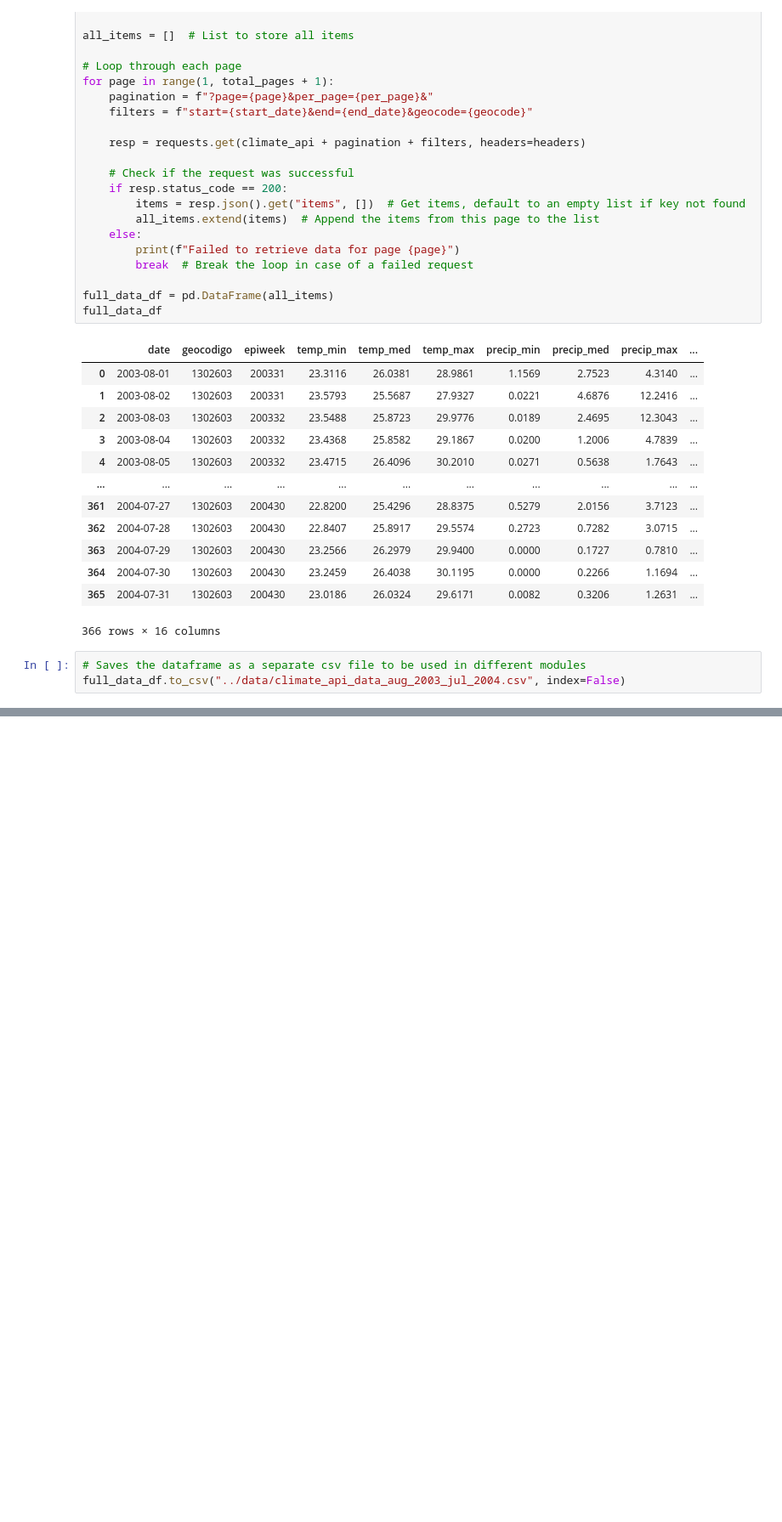
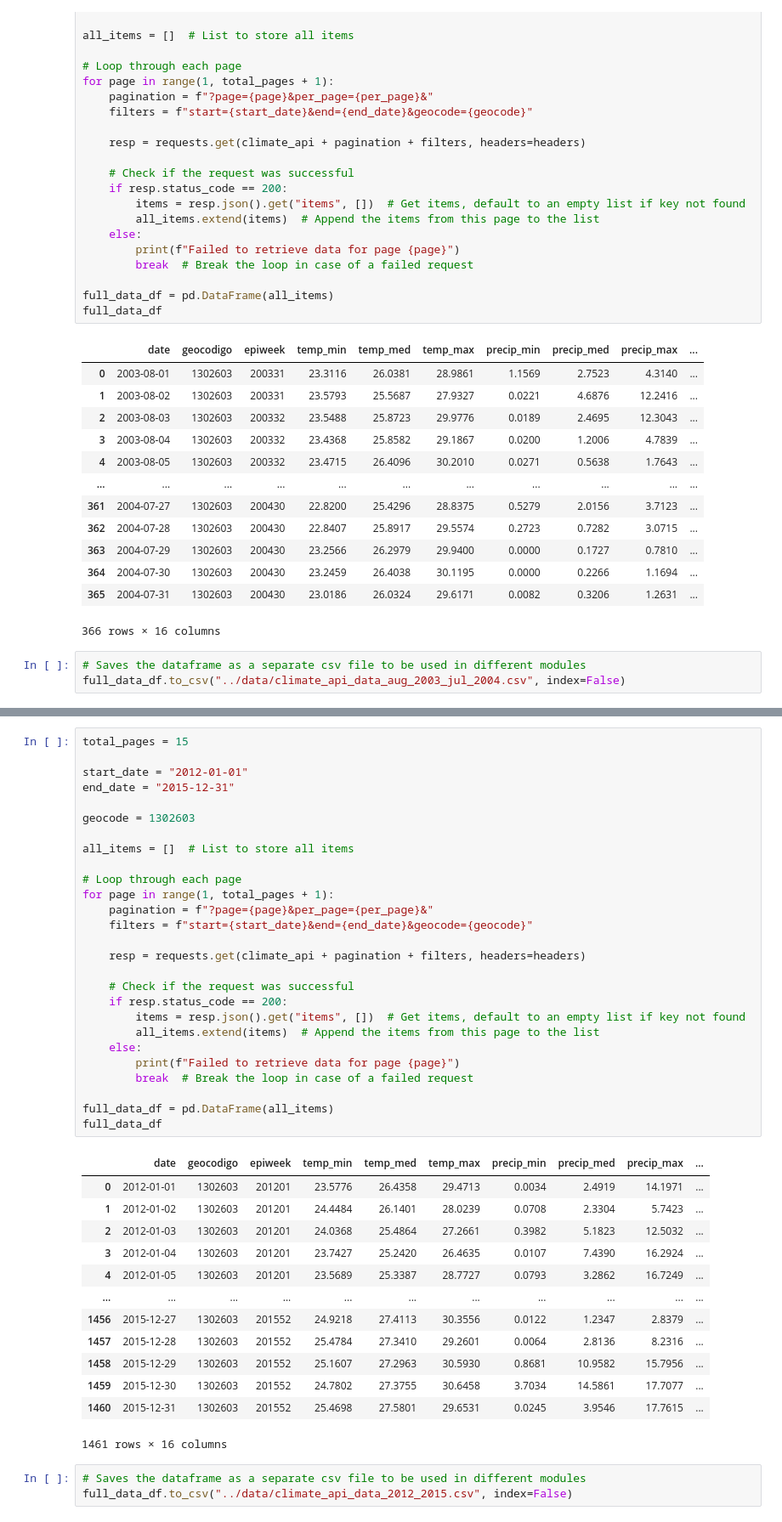
Before and after one commit to RaphaLevy/Study_on_malaria_dynamics_v2, a Jupyter notebook: data_files/notebooks/Mosqlimate_API_Data.ipynb, the cells around one changed output, grey strips where cells are left out. Shown at 85% size. Cells and saved outputs as stored; diff of their text form; blank space fills up the shorter version.

Commit message:
Adds climate data between 2012 to 2015 to try a spin-up

```diff
--- a/data_files/notebooks/Mosqlimate_API_Data.ipynb
+++ b/data_files/notebooks/Mosqlimate_API_Data.ipynb
@@ -475,0 +541,44 @@ full_data_df.to_csv("../data/climate_api_data_aug_2003_jul_2004.csv", index=Fals
+# %%
+total_pages = 15
+
+start_date = "2012-01-01"
+end_date = "2015-12-31"
+
+geocode = 1302603
+
+all_items = []  # List to store all items
+
+# Loop through each page
+for page in range(1, total_pages + 1):
+    pagination = f"?page={page}&per_page={per_page}&"
+    filters = f"start={start_date}&end={end_date}&geocode={geocode}"
+
+    resp = requests.get(climate_api + pagination + filters, headers=headers)
+
+    # Check if the request was successful
+    if resp.status_code == 200:
+        items = resp.json().get("items", [])  # Get items, default to an empty list if key not found
+        all_items.extend(items)  # Append the items from this page to the list
+    else:
+        print(f"Failed to retrieve data for page {page}")
+        break  # Break the loop in case of a failed request
+
+full_data_df = pd.DataFrame(all_items)
+full_data_df
+# %% [output]
+|  | date | geocodigo | epiweek | temp_min | temp_med | temp_max | precip_min | precip_med | precip_max | ... |
+| 0 | 2012-01-01 | 1302603 | 201201 | 23.5776 | 26.4358 | 29.4713 | 0.0034 | 2.4919 | 14.1971 | ... |
+| 1 | 2012-01-02 | 1302603 | 201201 | 24.4484 | 26.1401 | 28.0239 | 0.0708 | 2.3304 | 5.7423 | ... |
+| 2 | 2012-01-03 | 1302603 | 201201 | 24.0368 | 25.4864 | 27.2661 | 0.3982 | 5.1823 | 12.5032 | ... |
+| 3 | 2012-01-04 | 1302603 | 201201 | 23.7427 | 25.2420 | 26.4635 | 0.0107 | 7.4390 | 16.2924 | ... |
+| 4 | 2012-01-05 | 1302603 | 201201 | 23.5689 | 25.3387 | 28.7727 | 0.0793 | 3.2862 | 16.7249 | ... |
+| ... | ... | ... | ... | ... | ... | ... | ... | ... | ... | ... |
+| 1456 | 2015-12-27 | 1302603 | 201552 | 24.9218 | 27.4113 | 30.3556 | 0.0122 | 1.2347 | 2.8379 | ... |
+| 1457 | 2015-12-28 | 1302603 | 201552 | 25.4784 | 27.3410 | 29.2601 | 0.0064 | 2.8136 | 8.2316 | ... |
+| 1458 | 2015-12-29 | 1302603 | 201552 | 25.1607 | 27.2963 | 30.5930 | 0.8681 | 10.9582 | 15.7956 | ... |
+| 1459 | 2015-12-30 | 1302603 | 201552 | 24.7802 | 27.3755 | 30.6458 | 3.7034 | 14.5861 | 17.7077 | ... |
+| 1460 | 2015-12-31 | 1302603 | 201552 | 25.4698 | 27.5801 | 29.6531 | 0.0245 | 3.9546 | 17.7615 | ... |
+1461 rows × 16 columns
+# %%
+# Saves the dataframe as a separate csv file to be used in different modules
+full_data_df.to_csv("../data/climate_api_data_2012_2015.csv", index=False)
```
Also changed, not shown: parts of 2 cells of this notebook, 1 other file.
